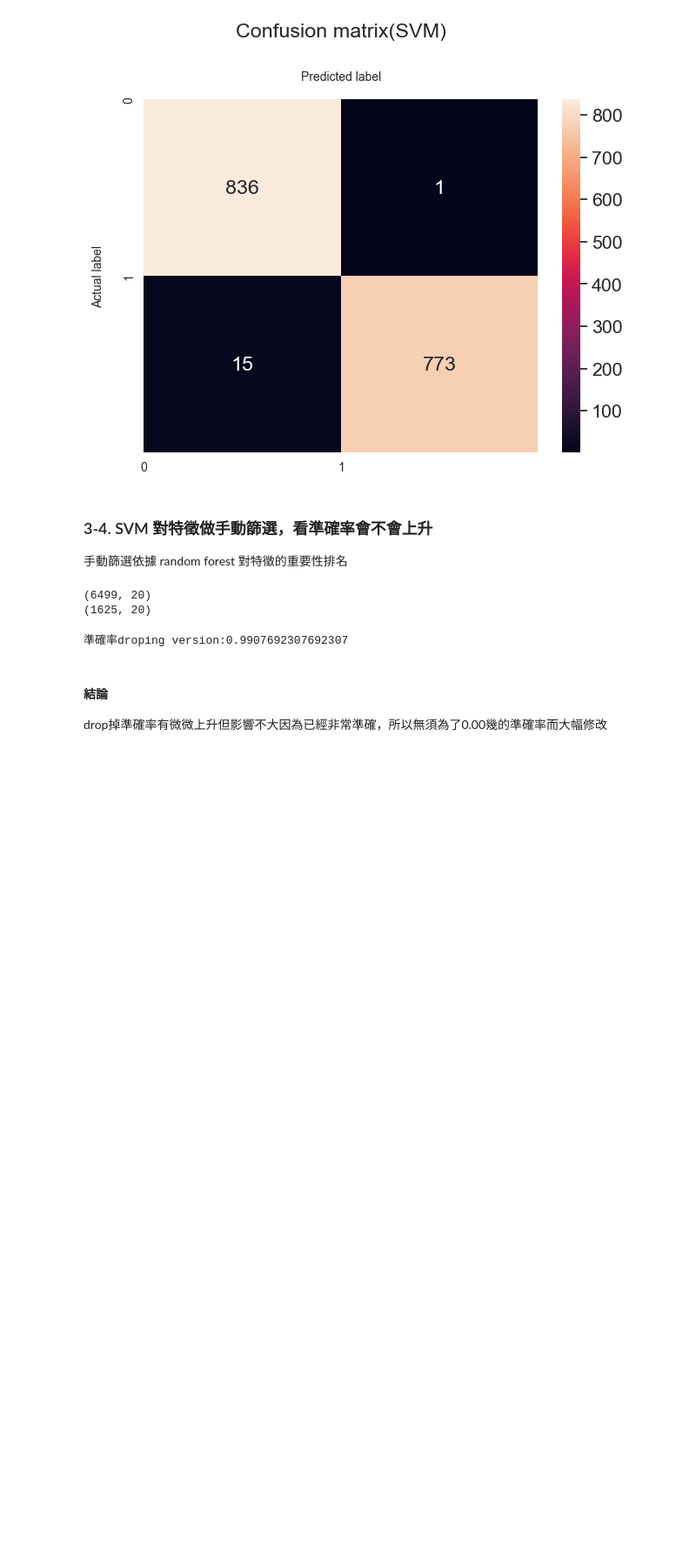
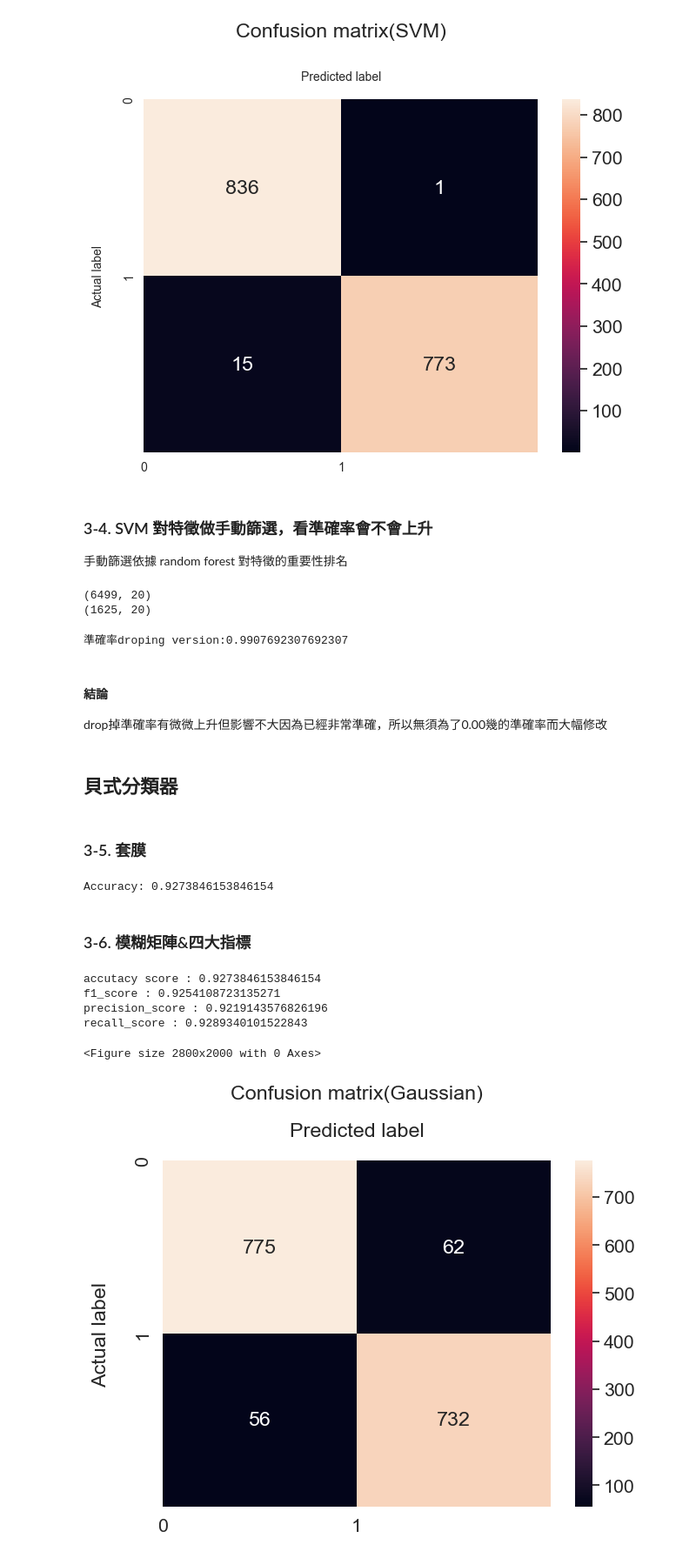
Before and after one commit to junweichen1999/Machine_learning, a Jupyter notebook: 2-2. mushroom_classify/classify_mushroom.ipynb, the cells around one changed output. Shown at 87% size. Cells and saved outputs as stored; diff of their text form; code cells hidden in the pictures; blank space fills up the shorter version.

```diff
--- a/2-2. mushroom_classify/classify_mushroom.ipynb
+++ b/2-2. mushroom_classify/classify_mushroom.ipynb
@@ -462,3 +466,62 @@ print(f"準確率droping version:{metrics.accuracy_score(y_test, y_test_pred_svm
 # %% [markdown]
 #### 結論
 drop掉準確率有微微上升但影響不大因為已經非常準確，所以無須為了0.00幾的準確率而大幅修改
+# %% [markdown]
+## 貝式分類器
+# %% [markdown]
+### 3-5. 套膜
+# %%
+from sklearn.naive_bayes import GaussianNB
+from sklearn.metrics import accuracy_score
+# 初始化貝式分類器
+classifier = GaussianNB()
+# 將訓練數據擬合到分類器上
+classifier.fit(X_train, y_train)
+
+# 使用擬合好的分類器進行預測
+y_pred_Gaussian = classifier.predict(X_test)
+# 計算預測準確率
+accuracy = accuracy_score(y_test, y_pred_Gaussian)
+print("Accuracy:", accuracy)
+# %% [output]
+Accuracy: 0.9273846153846154
+# %% [markdown]
+### 3-6. 模糊矩陣&四大指標
+# %%
+import seaborn as sn
+import numpy as np
+import matplotlib.pyplot as plt
+from sklearn.metrics import confusion_matrix, accuracy_score
+from sklearn.metrics import f1_score, precision_score, recall_score, fbeta_score
+from sklearn import metrics
+
+# 模糊矩陣
+cm = confusion_matrix(y_test, y_pred_Gaussian)
+df_cm = pd.DataFrame(cm, index = (0, 1), columns = (0, 1))
+plt.figure(figsize = (28,20))
+
+fig, ax = plt.subplots()
+sn.set(font_scale=1.4)
+sn.heatmap(df_cm, annot=True, fmt='g')
+
+class_names=[0,1]
+tick_marks = np.arange(len(class_names))
+plt.tight_layout()
+plt.title('Confusion matrix(Gaussian)\n', y=1.1)
+plt.xticks(tick_marks, class_names)
+plt.yticks(tick_marks, class_names)
+ax.xaxis.set_label_position("top")
+plt.ylabel('Actual label\n')
+plt.xlabel('Predicted label\n')
+
+print(f"accutacy score : {metrics.accuracy_score(y_test, y_pred_Gaussian)}")
+print(f"f1_score : {metrics.f1_score(y_test, y_pred_Gaussian)}")
+print(f"precision_score : {metrics.precision_score(y_test, y_pred_Gaussian)}")
+print(f"recall_score : {metrics.recall_score(y_test, y_pred_Gaussian)}")
+# %% [output]
+accutacy score : 0.9273846153846154
+f1_score : 0.9254108723135271
+precision_score : 0.9219143576826196
+recall_score : 0.9289340101522843
+<Figure size 2800x2000 with 0 Axes>
+[figure, added]
```
Also changed, not shown: parts of 2 cells of this notebook.
